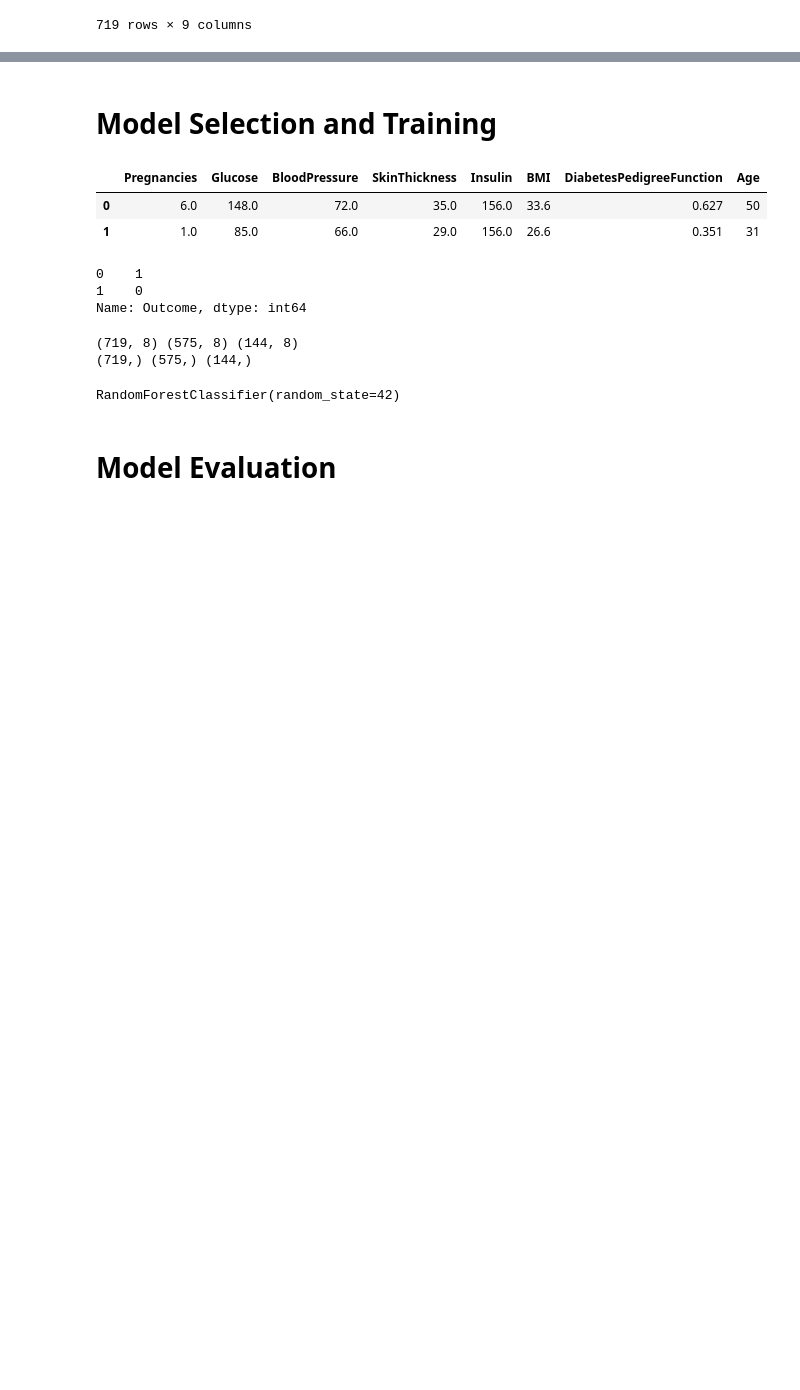
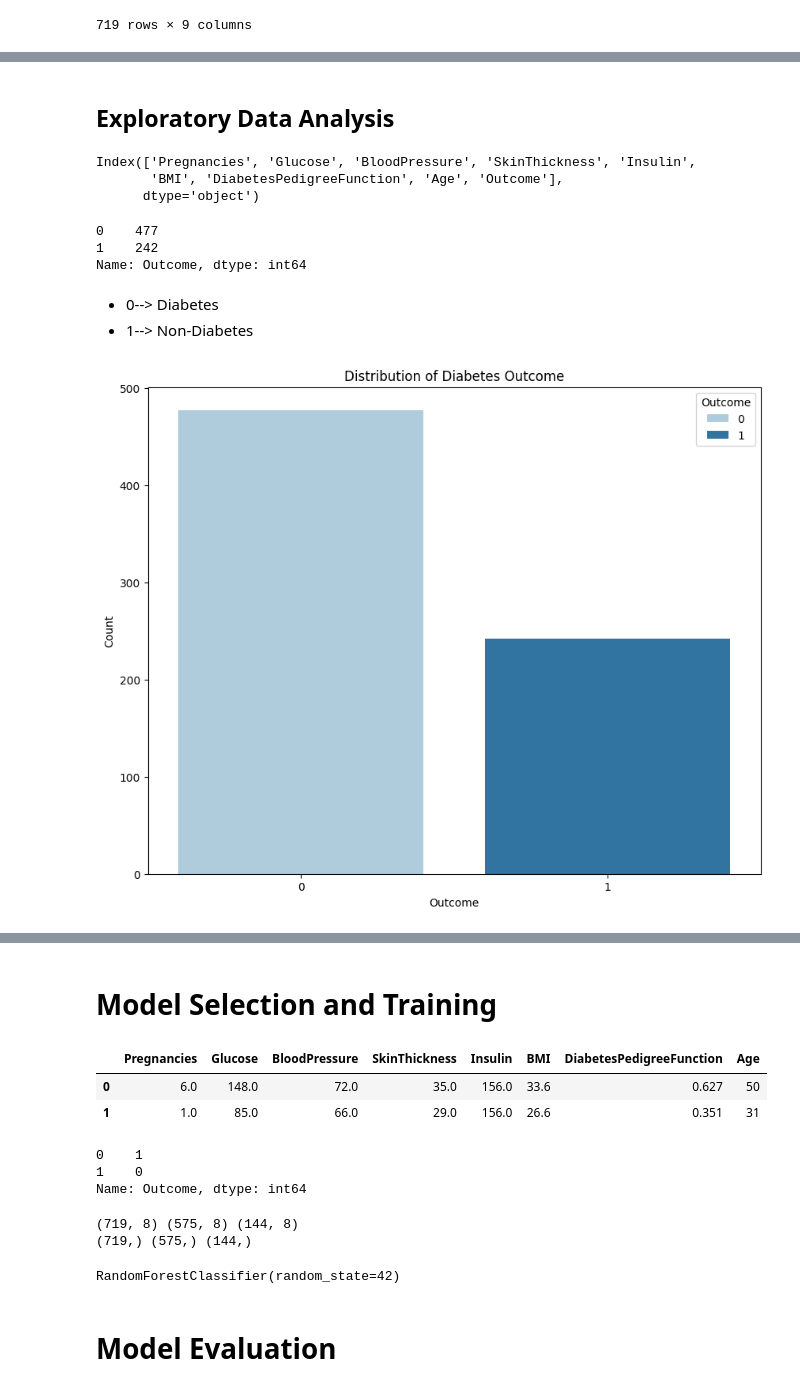
Before and after one commit to Srikhanth14/Diabetes_Prediction, a Jupyter notebook: Diabetes.ipynb, the cells around one changed output, grey strips where cells are left out. Saved outputs shown, nothing was run; the diff lists cells and outputs as text; code cells hidden in the pictures; blank space fills up the shorter version.

```diff
--- a/Diabetes.ipynb
+++ b/Diabetes.ipynb
@@ -435,0 +257,27 @@ data_filtered
+# %% [markdown]
+## **Exploratory Data Analysis**
+# %%
+data_filtered.columns
+# %% [output]
+Index(['Pregnancies', 'Glucose', 'BloodPressure', 'SkinThickness', 'Insulin',
+       'BMI', 'DiabetesPedigreeFunction', 'Age', 'Outcome'],
+      dtype='object')
+# %%
+data_filtered.Outcome.value_counts()
+# %% [output]
+0    477
+1    242
+Name: Outcome, dtype: int64
+# %% [markdown]
+*  0--> Diabetes
+*  1--> Non-Diabetes
+# %%
+# Distribution of Diabetics
+plt.figure(figsize=(10, 8))
+sns.countplot(x='Outcome', data=data_filtered, hue='Outcome', palette='Paired')
+plt.title('Distribution of Diabetes Outcome')
+plt.xlabel('Outcome')
+plt.ylabel('Count')
+plt.show()
+# %% [output]
+[figure, added]
```
Also changed, not shown: parts of 41 cells of this notebook.
